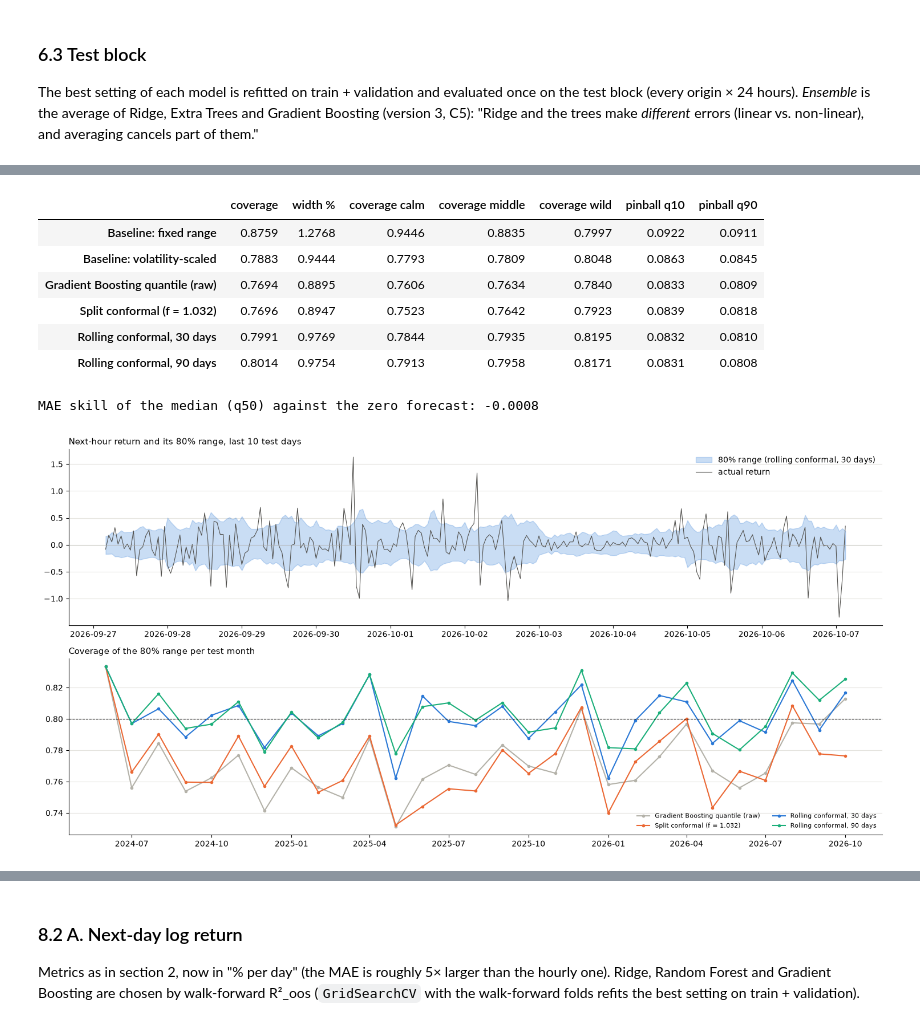
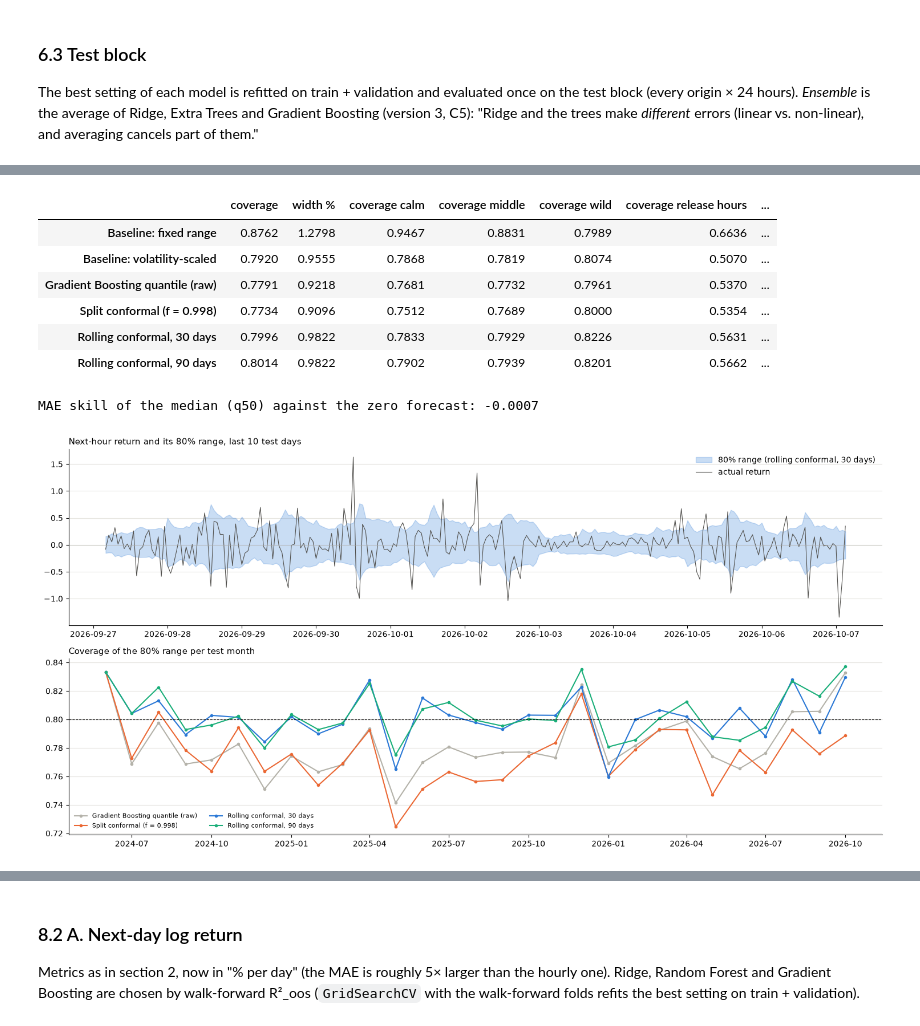
Before and after one commit to Descalabreitor/IAI600-final-project, a Jupyter notebook: classical-models.ipynb, the cells around one changed output, grey strips where cells are left out. Saved outputs shown, nothing was run; the diff lists cells and outputs as text; code cells hidden in the pictures.

```diff
--- a/classical-models.ipynb
+++ b/classical-models.ipynb
@@ -937,7 +986,8 @@ def abs_baselines(block):
     return {"Baseline: training mean": np.full(len(p), ya["train"].mean()),
             "Baseline: last week": week_abs[p],
             "Baseline: same hour yesterday": absr[p + h_ - 24],
-            "Baseline: last week x hour profile": rule_abs(block)}
+            "Baseline: last week x hour profile": rule_abs(block),
+            "Baseline: last week x recent profile": rule_abs_recent(block)}
 
 
 print("Baselines on the validation block")
@@ -1174,26 +1278,31 @@ def day_orig(idx):
 
 days_rows = lambda idx: rows24(day_orig(idx))                        # their 24 long-format rows each
 y_te_abs = ya["test"]
-once_te, new_te = refit_pred["test", "Fit once"], refit_pred["test", CHOSEN]
+once_te, new_te, other_te = refit_pred["test", "Fit once"], refit_pred["test", CHOSEN], refit_pred["test", OTHER_REFIT]
+NEW_SET = CHOSEN_SET if OTHER_SET == "base + B3" else OTHER_SET     # the set with new features in the comparison
+feat_te, b3_te = (new_te, other_te) if OTHER_SET == "base + B3" else (other_te, new_te)
 gain = lambda i: U.r2(y_te_abs[days_rows(i)], new_te[days_rows(i)]) - U.r2(y_te_abs[days_rows(i)], once_te[days_rows(i)])
-b = U.block_bootstrap(gain, ND, n_boot=1000, block=10, seed=RANDOM_STATE)
-print(f"R2 gain of '{CHOSEN}' over 'fit once' on test: {gain(np.arange(ND)):+.4f} "
-      f"(95% CI {np.percentile(b, 2.5):+.4f} to {np.percentile(b, 97.5):+.4f})")
+gain_set = lambda i: U.r2(y_te_abs[days_rows(i)], feat_te[days_rows(i)]) - U.r2(y_te_abs[days_rows(i)], b3_te[days_rows(i)])
+for label, fn in [(f"'{CHOSEN}' over 'fit once'", gain), (f"{NEW_SET} over base + B3 (both {CHOSEN.lower()})", gain_set)]:
+    b = U.block_bootstrap(fn, ND, n_boot=1000, block=10, seed=RANDOM_STATE)
+    print(f"R2 gain of {label} on test: {fn(np.arange(ND)):+.4f} "
+          f"(95% CI {np.percentile(b, 2.5):+.4f} to {np.percentile(b, 97.5):+.4f})")
 
 month = np.repeat(D["test"].to_period("M"), 24)
 per_month = pd.DataFrame({v: pd.Series(y_te_abs).groupby(month).apply(lambda s: U.r2(s.values, refit_pred["test", v][s.index]))
-                          for v in ["Fit once", CHOSEN]})
+                          for v in ["Fit once", OTHER_REFIT, CHOSEN]})
 fig, ax = plt.subplots(figsize=(13, 3.5))
-for (v, col), c in zip(per_month.items(), [GREY, BLUE]):
-    ax.plot(col.index.to_timestamp(), col.values, marker="o", ms=4, color=c, label=v)
+for (v, col), c in zip(per_month.items(), [GREY, ORANGE, BLUE]):
+    ax.plot(col.index.to_timestamp(), col.values, marker="o", ms=4, color=c, label=v if v != CHOSEN else f"{CHOSEN_SET}, {v.lower()}")
 ax.axhline(0, c="k", lw=0.6)
 ax.legend(frameon=False)
 tidy(ax, "Hourly |r|: R² per test month")
 plt.show()
-print(f"{CHOSEN} is better in {(per_month[CHOSEN] > per_month['Fit once']).sum()} of {len(per_month)} months")
+print(f"{CHOSEN} ({CHOSEN_SET}) is better than 'fit once' in {(per_month[CHOSEN] > per_month['Fit once']).sum()} of {len(per_month)} months, "
+      f"better than {OTHER_REFIT} in {(per_month[CHOSEN] > per_month[OTHER_REFIT]).sum()}")
 
-SUMMARY.append({"question": "size of each of the next 24 hours (|r|)", "chosen without the test": f"GB, long format, {CHOSEN.lower()}",
-                "test result": f"R2 {U.r2(y_te_abs, new_te):.3f} (fit once {U.r2(y_te_abs, once_te):.3f}; ensemble fitted once "
-                               f"{abs_tab.loc['Ensemble (Ridge, Extra Trees, GB)', 'R2']:.3f})",
+SUMMARY.append({"question": "size of each of the next 24 hours (|r|)", "chosen without the test": f"GB, long format, {CHOSEN_SET}, {CHOSEN.lower()}",
+                "test result": f"R2 {U.r2(y_te_abs, new_te):.3f} ({OTHER_SET} refit {U.r2(y_te_abs, other_te):.3f}; fit once {U.r2(y_te_abs, once_te):.3f}; "
+                               f"ensemble fitted once {abs_tab.loc['Ensemble (Ridge, Extra Trees, GB)', 'R2']:.3f})",
                 "simple rule": f"last week x hour profile: R2 {abs_tab.loc['Baseline: last week x hour profile', 'R2']:.3f}"})
 # %% [output]
@@ -1234,19 +1346,21 @@ Monthly, half-life 12 months is better in 27 of 29 months
 TAUS = (0.1, 0.5, 0.9)
 make_q = lambda tau: HistGradientBoostingRegressor(loss="quantile", quantile=tau, early_stopping=False, max_iter=200,
                                                    learning_rate=0.05, max_depth=3, min_samples_leaf=200, random_state=RANDOM_STATE)
-q_tv = {t: make_q(t).fit(XR_tv, yr_tv) for t in TAUS}
-q_te = np.sort(np.column_stack([q_tv[t].predict(XR["test"]) for t in TAUS]), axis=1)
-q_tr = {t: make_q(t).fit(XR["train"], yr["train"]) for t in (0.1, 0.9)}
+q_tv = {t: make_q(t).fit(XC_tv, yr_tv) for t in TAUS}
+q_te = np.sort(np.column_stack([q_tv[t].predict(XC["test"]) for t in TAUS]), axis=1)
+q_tr = {t: make_q(t).fit(XC["train"], yr["train"]) for t in (0.1, 0.9)}
 
 sigma_tv, sigma_te = np.r_[rule_abs("train"), rule_abs("val")], rule_abs("test")
 tercile = pd.qcut(sigma_te, 3, labels=["calm", "middle", "wild"])
 y_q = yr["test"]
+rel_q = release_rows("test")                                         # predicted hour = a release hour
 
 
 def interval_row(lo, hi):
     inside = (y_q >= lo) & (y_q <= hi)
     return {"coverage": inside.mean(), "width %": (hi - lo).mean(),
             **{f"coverage {c}": inside[tercile == c].mean() for c in ["calm", "middle", "wild"]},
+            "coverage release hours": inside[rel_q].mean(), "width release hours %": (hi - lo)[rel_q].mean(),
             "pinball q10": U.pinball(y_q, lo, 0.1), "pinball q90": U.pinball(y_q, hi, 0.9)}
 
 
@@ -1278,8 +1392,8 @@ def rolling_f(centre, half, days_back):
 fixed = np.quantile(yr_tv, [0.1, 0.9])
 zq = np.quantile(yr_tv / sigma_tv, [0.1, 0.9])
 c_tv, h_tv = centre_half(q_te[:, 0], q_te[:, 2])
-lo_tr, hi_tr = np.sort(np.column_stack([q_tr[t].predict(XR["test"]) for t in (0.1, 0.9)]), axis=1).T
-lo_va, hi_va = np.sort(np.column_stack([q_tr[t].predict(XR["val"]) for t in (0.1, 0.9)]), axis=1).T
+lo_tr, hi_tr = np.sort(np.column_stack([q_tr[t].predict(XC["test"]) for t in (0.1, 0.9)]), axis=1).T
+lo_va, hi_va = np.sort(np.column_stack([q_tr[t].predict(XC["val"]) for t in (0.1, 0.9)]), axis=1).T
 f_split = f_quantile(yr["val"], *centre_half(lo_va, hi_va))
 c_tr, h_tr = centre_half(lo_tr, hi_tr)
 
@@ -1292,41 +1406,41 @@ for days_back in (30, 90):
     intervals[f"Rolling conformal, {days_back} days"] = (c_tv - f * h_tv, c_tv + f * h_tv)
 conf_tab = pd.DataFrame({k: interval_row(*v) for k, v in intervals.items()}).T
 display(conf_tab.round(4))
 print(f"MAE skill of the median (q50) against the zero forecast: {1 - np.abs(y_q - q_te[:, 1]).mean() / np.abs(y_q).mean():+.4f}")
 
 fig, ax = plt.subplots(2, 1, figsize=(15, 7.5))
 h1 = np.flatnonzero(np.arange(len(y_q)) % 24 == 0)[-24 * 10:]       # 1-hour-ahead rows of the last 10 days
 tt = D["test"][h1 // 24] + pd.Timedelta(hours=1)
 lo_r, hi_r = intervals["Rolling conformal, 30 days"]
 ax[0].fill_between(tt, lo_r[h1], hi_r[h1], color=BLUE, alpha=0.25, label="80% range (rolling conformal, 30 days)")
 ax[0].plot(tt, y_q[h1], lw=0.8, c=INK, label="actual return")
 ax[0].axhline(0, c=GREY, lw=0.5)
 ax[0].legend(frameon=False)
 tidy(ax[0], "Next-hour return and its 80% range, last 10 test days")
 month_q = np.repeat(D["test"].to_period("M"), 24)
 for (k, (lo, hi)), c in zip([(k, v) for k, v in intervals.items() if not k.startswith("Baseline")], [GREY, ORANGE, BLUE, AQUA]):
     cov = pd.Series((y_q >= lo) & (y_q <= hi)).groupby(month_q).mean()
     ax[1].plot(cov.index.to_timestamp(), cov.values, marker=".", color=c, label=k)
 ax[1].axhline(0.8, c="k", ls="--", lw=0.8)
 ax[1].legend(frameon=False, fontsize=8, ncol=2)
 tidy(ax[1], "Coverage of the 80% range per test month")
 plt.tight_layout()
 plt.show()
 
 roll30 = conf_tab.loc["Rolling conformal, 30 days"]
 SUMMARY.append({"question": "80% range for each of the next 24 hours", "chosen without the test": "GB quantile + rolling conformal (30 days)",
                 "test result": f"coverage {roll30['coverage']:.1%} (calm {roll30['coverage calm']:.0%}, wild {roll30['coverage wild']:.0%}), "
-                               f"width {roll30['width %']:.2f}%",
+                               f"width {roll30['width %']:.2f}%; release hours {roll30['coverage release hours']:.0%}",
                 "simple rule": f"fixed range: coverage {conf_tab.loc['Baseline: fixed range', 'coverage']:.1%}, "
                                f"width {conf_tab.loc['Baseline: fixed range', 'width %']:.2f}%"})
 # %% [output]
-|  | coverage | width % | coverage calm | coverage middle | coverage wild | pinball q10 | pinball q90 |
-| Baseline: fixed range | 0.8759 | 1.2768 | 0.9446 | 0.8835 | 0.7997 | 0.0922 | 0.0911 |
-| Baseline: volatility-scaled | 0.7883 | 0.9444 | 0.7793 | 0.7809 | 0.8048 | 0.0863 | 0.0845 |
-| Gradient Boosting quantile (raw) | 0.7694 | 0.8895 | 0.7606 | 0.7634 | 0.7840 | 0.0833 | 0.0809 |
-| Split conformal (f = 1.032) | 0.7696 | 0.8947 | 0.7523 | 0.7642 | 0.7923 | 0.0839 | 0.0818 |
-| Rolling conformal, 30 days | 0.7991 | 0.9769 | 0.7844 | 0.7935 | 0.8195 | 0.0832 | 0.0810 |
-| Rolling conformal, 90 days | 0.8014 | 0.9754 | 0.7913 | 0.7958 | 0.8171 | 0.0831 | 0.0808 |
+|  | coverage | width % | coverage calm | coverage middle | coverage wild | coverage release hours | ... |
+| Baseline: fixed range | 0.8762 | 1.2798 | 0.9467 | 0.8831 | 0.7989 | 0.6636 | ... |
+| Baseline: volatility-scaled | 0.7920 | 0.9555 | 0.7868 | 0.7819 | 0.8074 | 0.5070 | ... |
+| Gradient Boosting quantile (raw) | 0.7791 | 0.9218 | 0.7681 | 0.7732 | 0.7961 | 0.5370 | ... |
+| Split conformal (f = 0.998) | 0.7734 | 0.9096 | 0.7512 | 0.7689 | 0.8000 | 0.5354 | ... |
+| Rolling conformal, 30 days | 0.7996 | 0.9822 | 0.7833 | 0.7929 | 0.8226 | 0.5631 | ... |
+| Rolling conformal, 90 days | 0.8014 | 0.9822 | 0.7902 | 0.7939 | 0.8201 | 0.5662 | ... |
-MAE skill of the median (q50) against the zero forecast: -0.0008
+MAE skill of the median (q50) against the zero forecast: -0.0007
-[figure, old version]
+[figure, new version]
 # %% [markdown]
```
Also changed, not shown: parts of 67 cells of this notebook.
